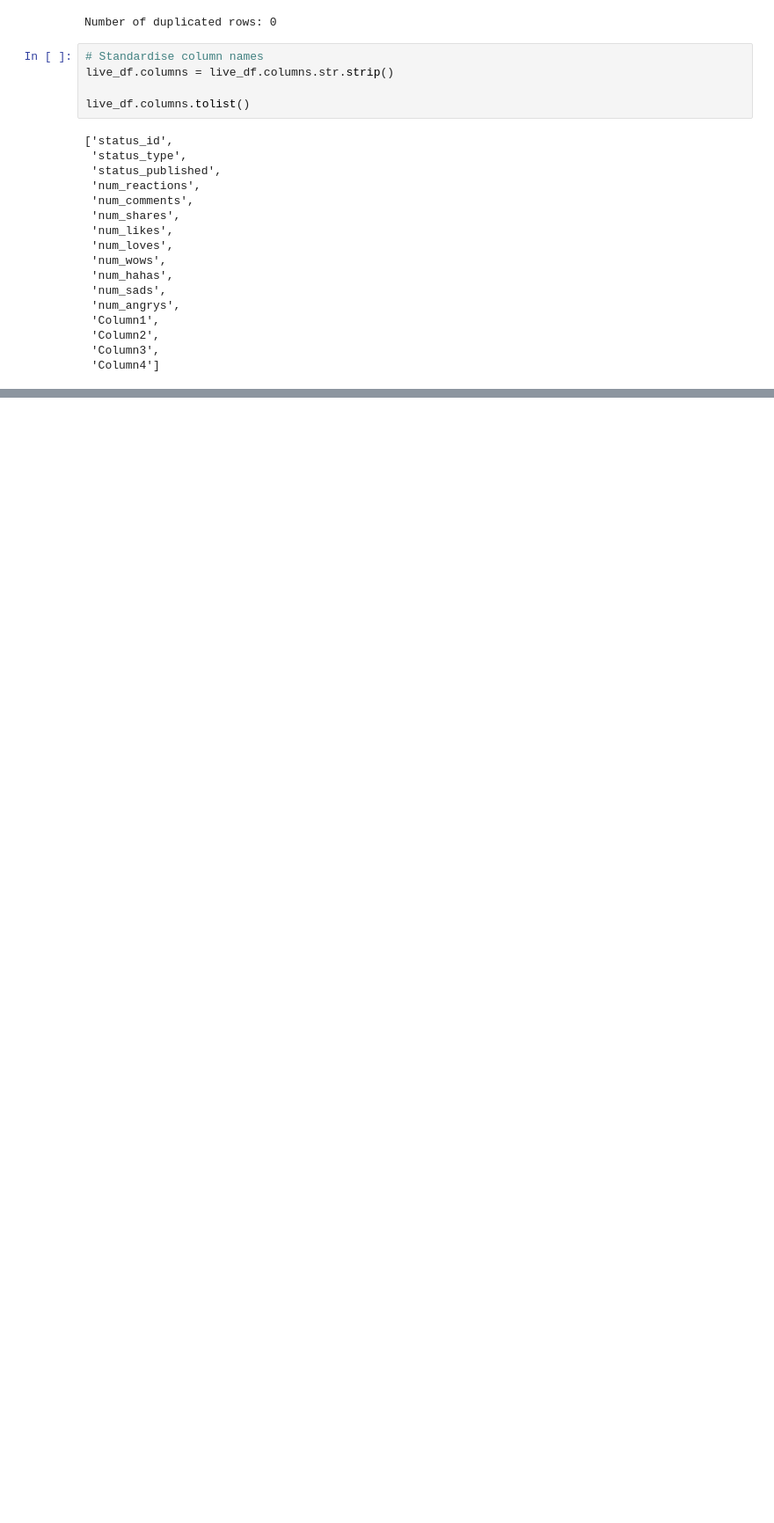
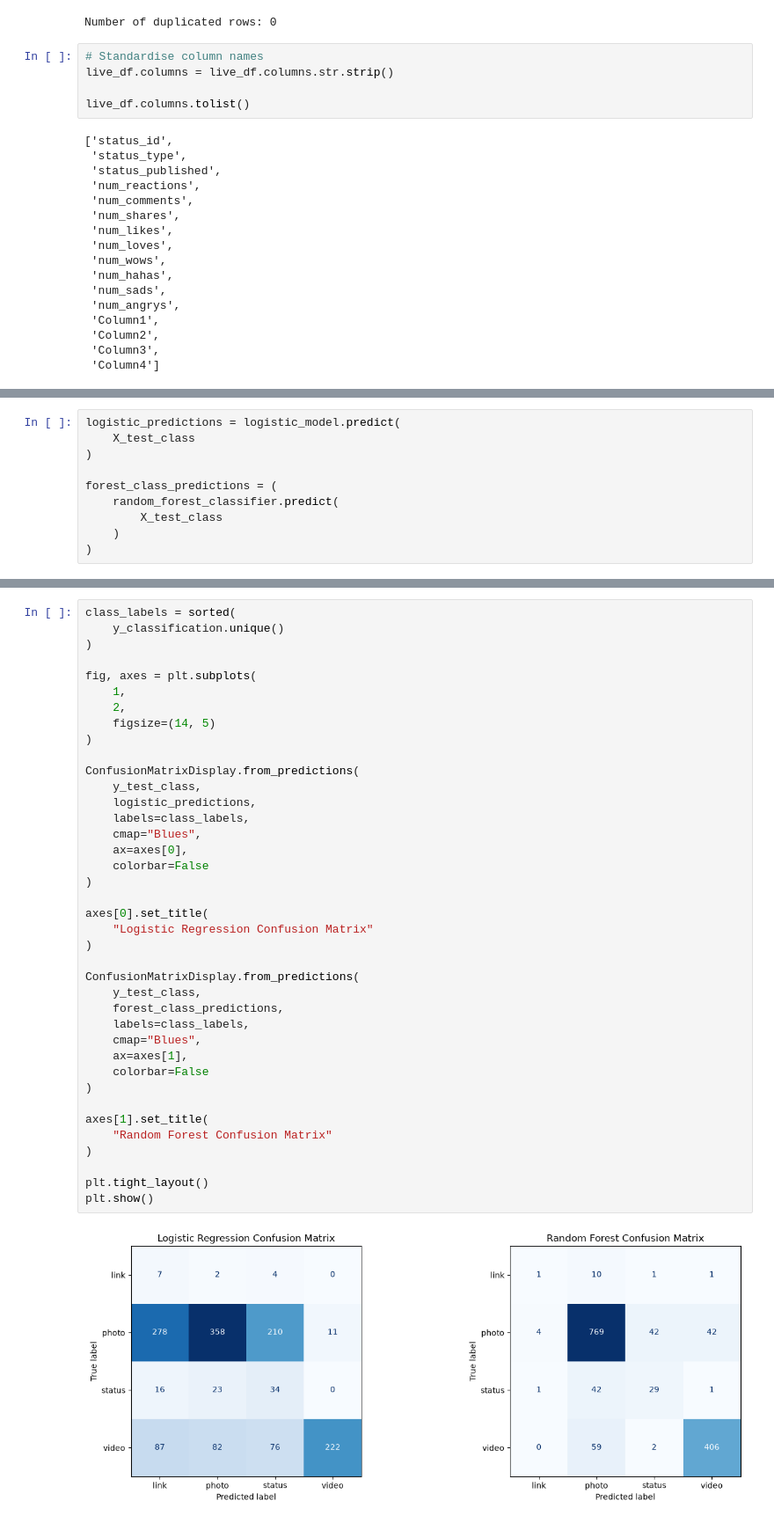
Before and after one commit to AmandaTFerraz/predictive-analytics-final-project, a Jupyter notebook: pda_finalproject.ipynb, the cells around one changed output, grey strips where cells are left out. Shown at 88% size. Drawn from its saved outputs; the diff is of its cells as text; blank space fills up the shorter version.

```diff
--- a/pda_finalproject.ipynb
+++ b/pda_finalproject.ipynb
@@ -791,0 +1170,10 @@ Dataset shape after removing unnecessary columns:
+# %%
+logistic_predictions = logistic_model.predict(
+    X_test_class
+)
+
+forest_class_predictions = (
+    random_forest_classifier.predict(
+        X_test_class
+    )
+)
@@ -791,0 +1292,41 @@ Dataset shape after removing unnecessary columns:
+# %%
+class_labels = sorted(
+    y_classification.unique()
+)
+
+fig, axes = plt.subplots(
+    1,
+    2,
+    figsize=(14, 5)
+)
+
+ConfusionMatrixDisplay.from_predictions(
+    y_test_class,
+    logistic_predictions,
+    labels=class_labels,
+    cmap="Blues",
+    ax=axes[0],
+    colorbar=False
+)
+
+axes[0].set_title(
+    "Logistic Regression Confusion Matrix"
+)
+
+ConfusionMatrixDisplay.from_predictions(
+    y_test_class,
+    forest_class_predictions,
+    labels=class_labels,
+    cmap="Blues",
+    ax=axes[1],
+    colorbar=False
+)
+
+axes[1].set_title(
+    "Random Forest Confusion Matrix"
+)
+
+plt.tight_layout()
+plt.show()
+# %% [output]
+[figure, added]
```
Also changed, not shown: parts of 39 cells of this notebook.
